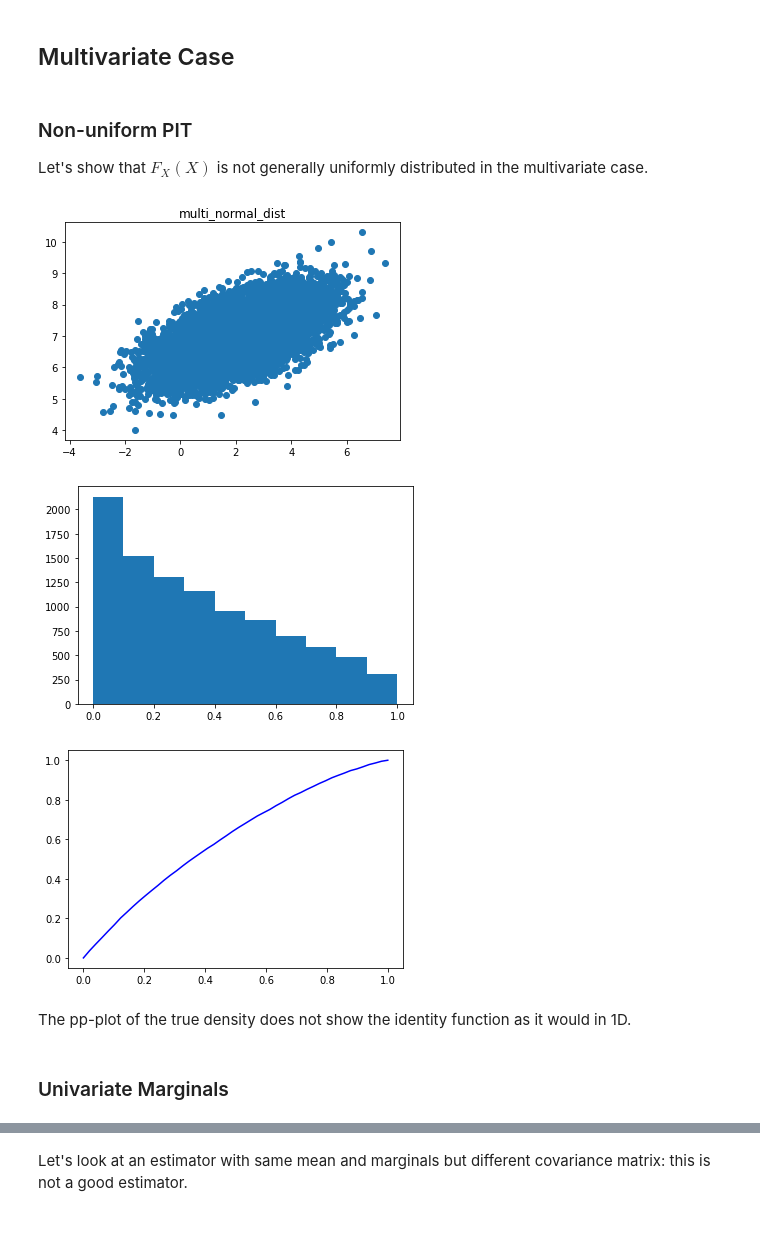
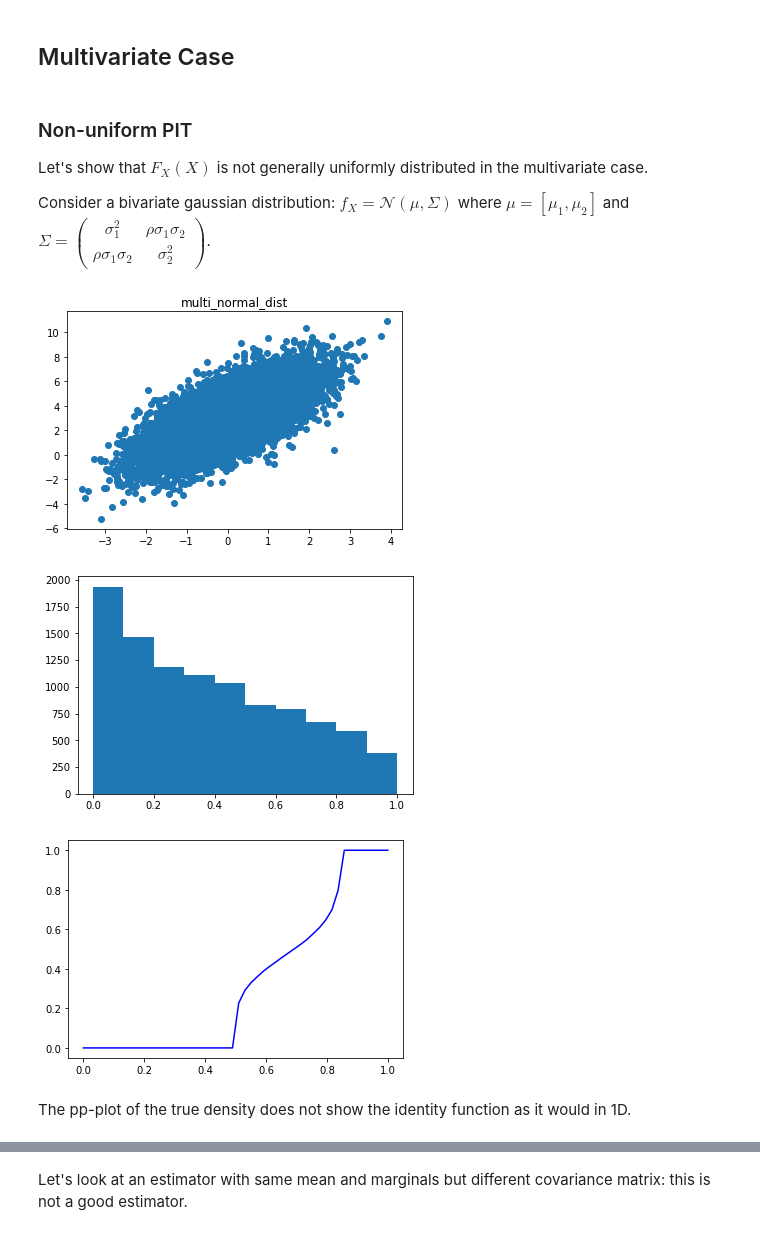
Before and after one commit to JuliaLinhart/valDiags_flows, a Jupyter notebook: PIT_for_Flows.ipynb, the cells around one changed output, grey strips where cells are left out. Saved outputs shown, nothing was run; the diff lists cells and outputs as text; code cells hidden in the pictures.

```diff
--- a/PIT_for_Flows.ipynb
+++ b/PIT_for_Flows.ipynb
@@ -149,36 +149,43 @@ This is equivalent to saying that $\hat{T}_{n,m}$ is higher than the critical va
 # %% [markdown]
 ### Non-uniform PIT
 Let's show that $F_X(X)$ is not generally uniformly distributed in the multivariate case.
+
+Consider a bivariate gaussian distribution: $f_X = \mathcal{N}(\mu,\Sigma)$ where $\mu = [\mu_1, \mu_2]$ and
+$\Sigma = \begin{pmatrix} \sigma_{1}^2 & \rho \sigma_1 \sigma_2\\ \rho \sigma_1 \sigma_2 & \sigma_{2}^2 \end{pmatrix}$.
 # %%
 from scipy.stats import multivariate_normal as mvn
 import numpy as np
 
-# TARGET DIST : 2D gaussian
+# Parameters of the distribution
+mu_1 = 0
+mu_2 = 3
+sigma_1 = 1
+sigma_2 = 2
+rho = 0.7
 
-mean = np.array([2,7])
-covariance = np.array([[2, 0.6],[0.6, 0.5]])
+# True distribution: 2d gaussian
+mean = np.array([mu_1,mu_2])
+covariance = np.array([[sigma_1**2, rho*sigma_1*sigma_2],[rho*sigma_1*sigma_2, sigma_2**2]])
 multi_normal_dist = mvn(mean=mean, cov=covariance)
 
 # Plot samples
 n = 10_000 # nb samples
 samples_true = multi_normal_dist.rvs(n)
 plt.scatter(x=samples_true[:,0], y=samples_true[:,1])
 plt.title('multi_normal_dist')
 plt.show()
 # plot distribution of PIT(true_density, X_true)
 plt.hist(multi_normal_dist.cdf(samples_true))
 plt.show()
 # plot pp_plot
 alphas = np.linspace(0,1)
 F = multi_normal_dist.cdf(samples_true)
 z_true = [np.mean(F < alpha) for alpha in alphas]
 plt.plot(alphas, z, color='blue')
 plt.show()
 # %% [output]
-[figure, old version]
+[figure, new version]
-[figure, old version]
+[figure, new version]
-[figure, old version]
+[figure, new version]
 # %% [markdown]
 The pp-plot of the true density does not show the identity function as it would in 1D.
-# %% [markdown]
-### Univariate Marginals
```
Also changed, not shown: parts of 10 cells of this notebook.
